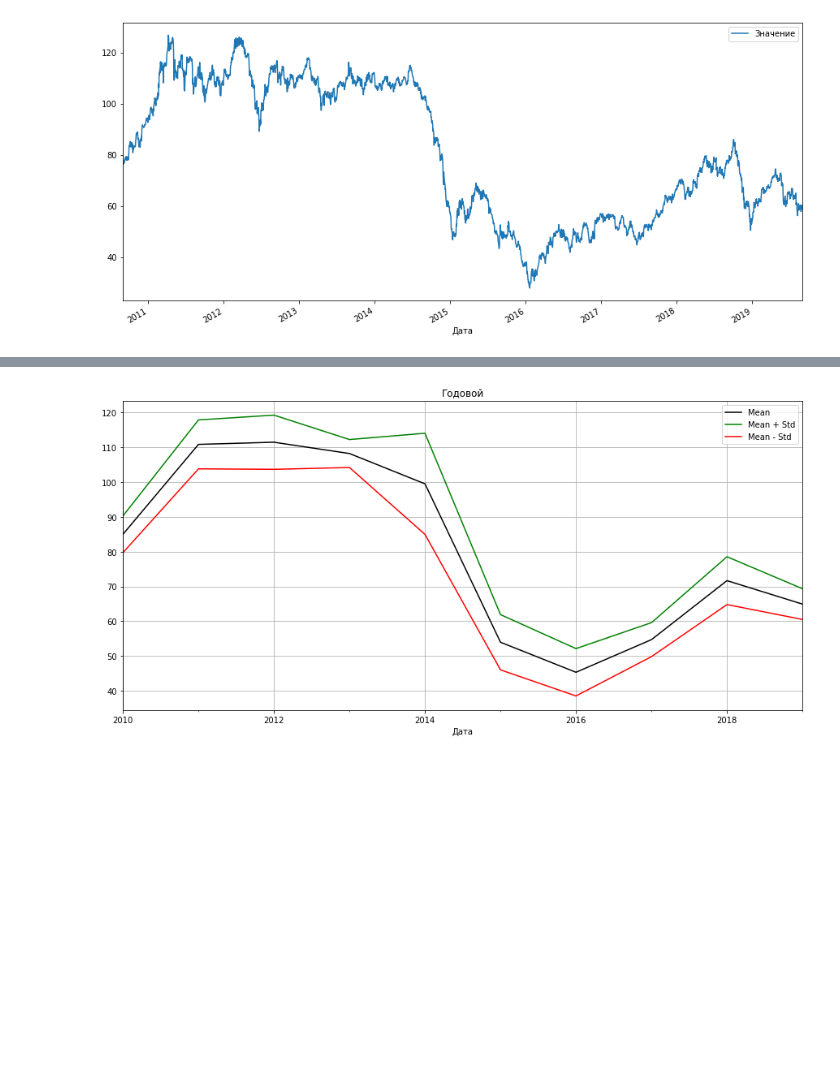
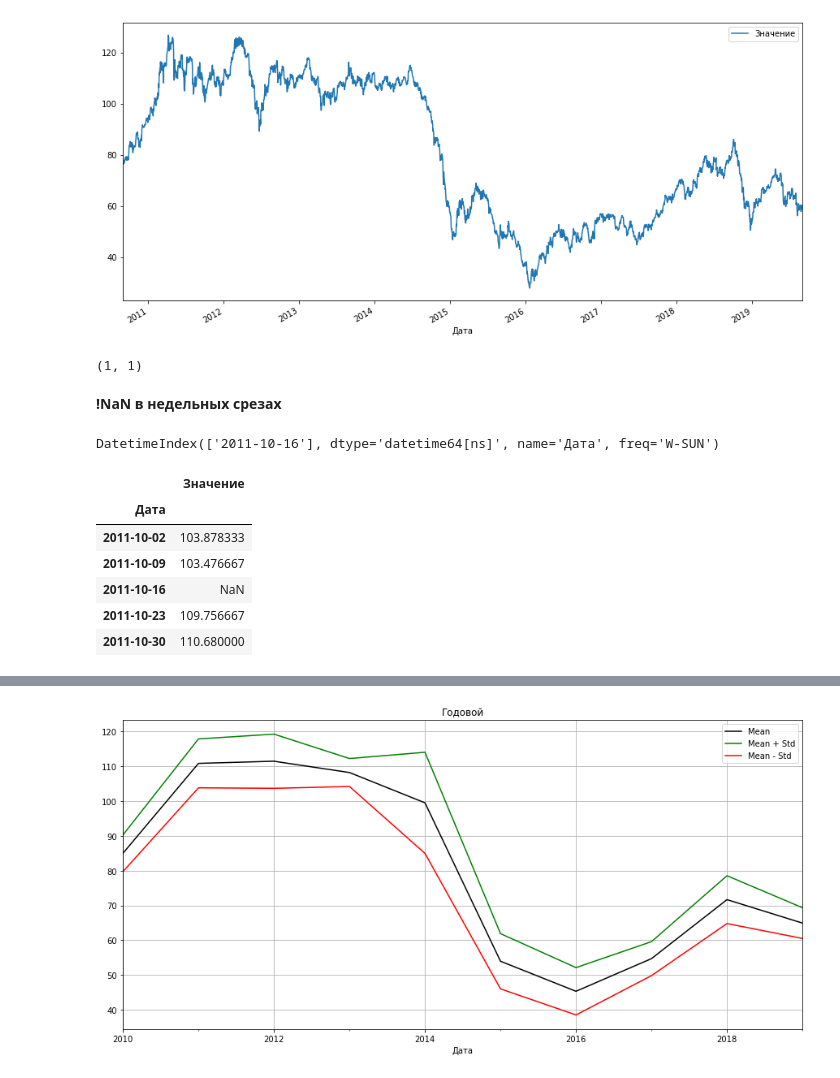
Before and after one commit to fogugy/gb_ml_bysiness, a Jupyter notebook: hw1_brent.ipynb, the cells around one changed output, grey strips where cells are left out. Saved outputs shown, nothing was run; the diff lists cells and outputs as text; code cells hidden in the pictures; blank space fills up the shorter version.

```diff
--- a/hw1_brent.ipynb
+++ b/hw1_brent.ipynb
@@ -21,3 +21,23 @@ df_m_mean = df_br.resample('M').mean()
 df_m_std = df_br.resample('M').std()
 df_w_mean = df_br.resample('W').mean()
 df_w_std = df_br.resample('W').std()
+# %%
+df_w_mean.isnull().values.sum(), df_w_std.isnull().values.sum()
+# %% [output]
+(1, 1)
+# %% [markdown]
+**!NaN в недельных срезах**
+# %%
+df_w_mean.index[df_w_mean['Значение'].apply(np.isnan)]
+# %% [output]
+DatetimeIndex(['2011-10-16'], dtype='datetime64[ns]', name='Дата', freq='W-SUN')
+# %%
+df_w_mean['2011-10-01':'2011-11-01']
+# %% [output]
+|  | Значение |
+| Дата |  |
+| 2011-10-02 | 103.878333 |
+| 2011-10-09 | 103.476667 |
+| 2011-10-16 | NaN |
+| 2011-10-23 | 109.756667 |
+| 2011-10-30 | 110.680000 |
```
Also changed, not shown: parts of 5 cells of this notebook, 1 other file.
